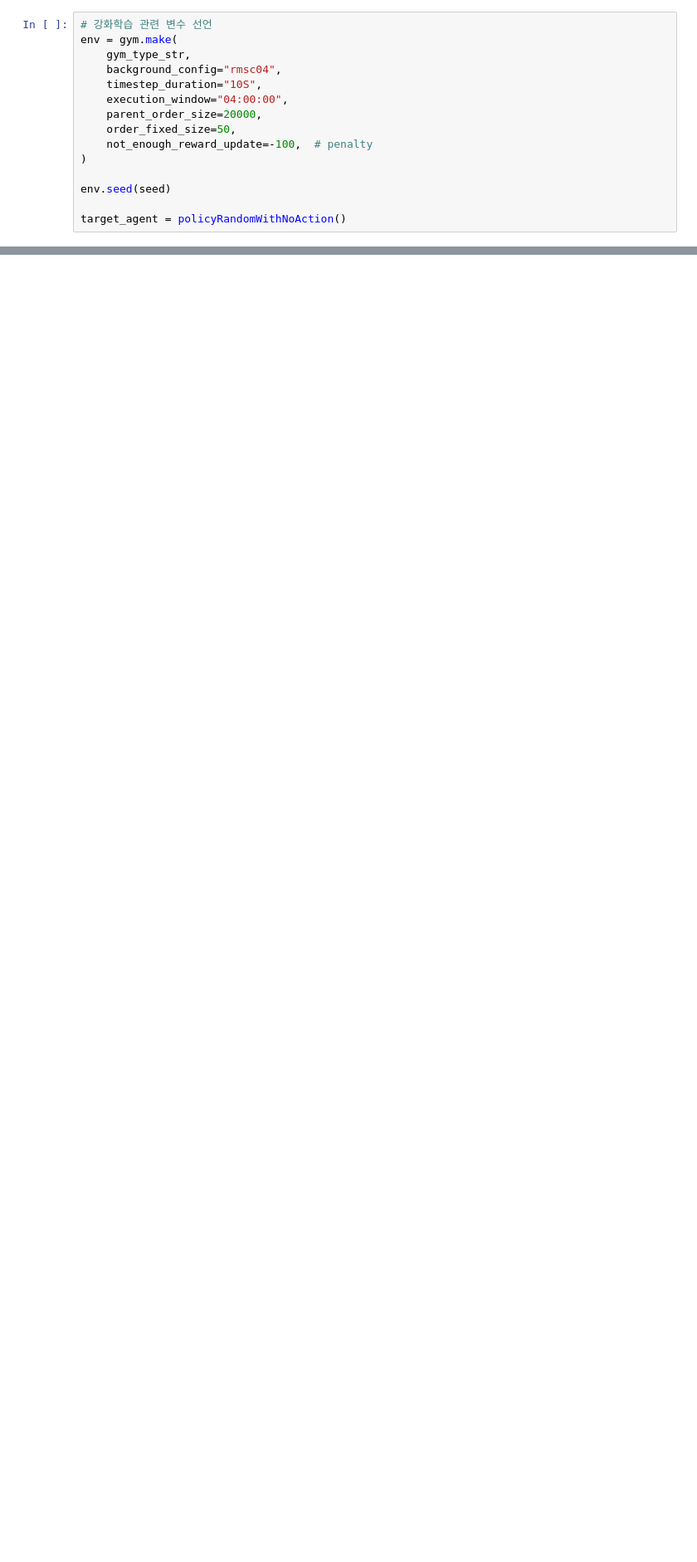
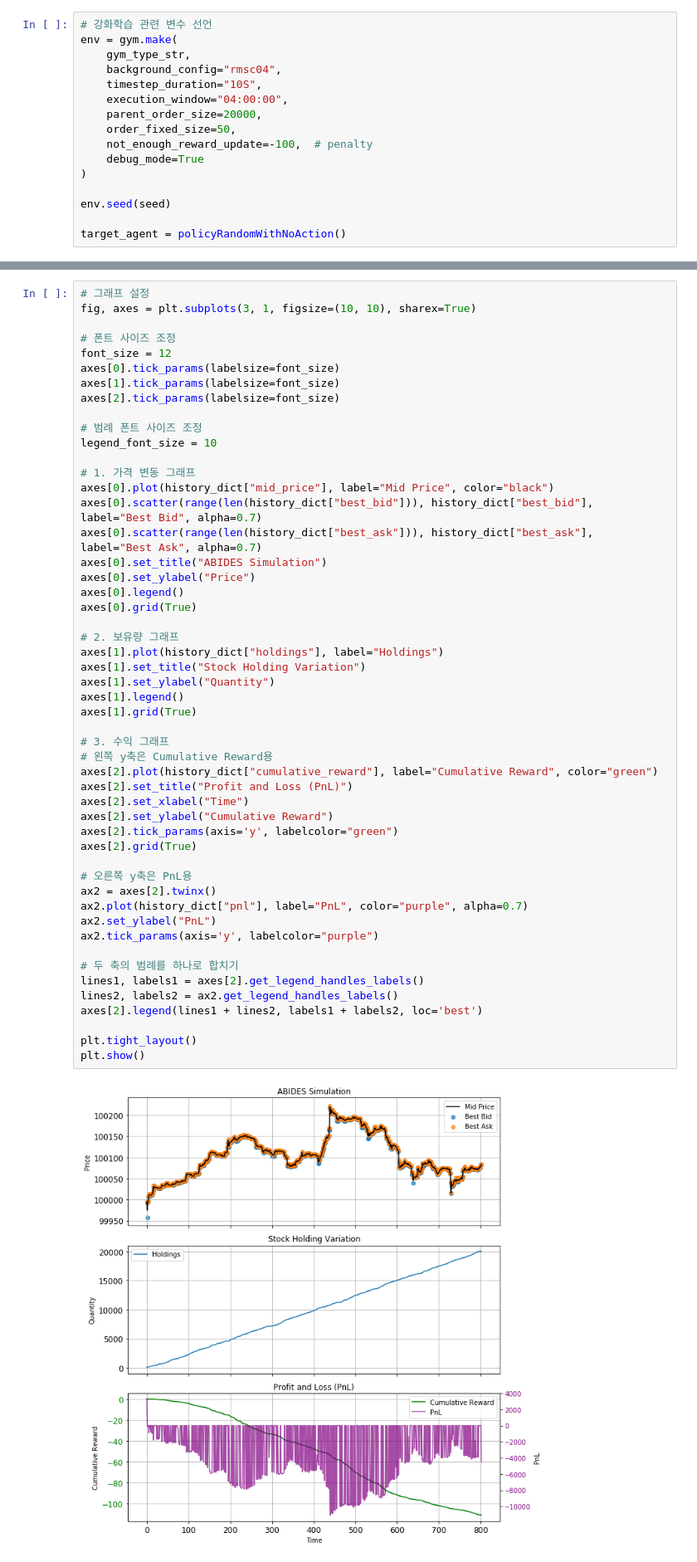
Before and after one commit to youngjinss/belief_of_belief_learning, a Jupyter notebook: notebook/[v1] abides_1_epsiode.ipynb, the cells around one changed output, grey strips where cells are left out. Shown at 83% size. Drawn from its saved outputs; the diff is of its cells as text; blank space fills up the shorter version.

```diff
--- a/notebook/[v1] abides_1_epsiode.ipynb
+++ b/notebook/[v1] abides_1_epsiode.ipynb
@@ -109,6 +103,7 @@ env = gym.make(
     parent_order_size=20000,
     order_fixed_size=50,
     not_enough_reward_update=-100,  # penalty
+    debug_mode=True
 )
 
 env.seed(seed)
@@ -138,0 +157,53 @@ KeyboardInterrupt:
+# %%
+# 그래프 설정
+fig, axes = plt.subplots(3, 1, figsize=(10, 10), sharex=True)
+
+# 폰트 사이즈 조정
+font_size = 12
+axes[0].tick_params(labelsize=font_size)
+axes[1].tick_params(labelsize=font_size)
+axes[2].tick_params(labelsize=font_size)
+
+# 범례 폰트 사이즈 조정
+legend_font_size = 10
+
+# 1. 가격 변동 그래프
+axes[0].plot(history_dict["mid_price"], label="Mid Price", color="black")
+axes[0].scatter(range(len(history_dict["best_bid"])), history_dict["best_bid"], label="Best Bid", alpha=0.7)
+axes[0].scatter(range(len(history_dict["best_ask"])), history_dict["best_ask"], label="Best Ask", alpha=0.7)
+axes[0].set_title("ABIDES Simulation")
+axes[0].set_ylabel("Price")
+axes[0].legend()
+axes[0].grid(True)
+
+# 2. 보유량 그래프
+axes[1].plot(history_dict["holdings"], label="Holdings")
+axes[1].set_title("Stock Holding Variation")
+axes[1].set_ylabel("Quantity")
+axes[1].legend()
+axes[1].grid(True)
+
+# 3. 수익 그래프
+# 왼쪽 y축은 Cumulative Reward용
+axes[2].plot(history_dict["cumulative_reward"], label="Cumulative Reward", color="green")
+axes[2].set_title("Profit and Loss (PnL)")
+axes[2].set_xlabel("Time")
+axes[2].set_ylabel("Cumulative Reward")
+axes[2].tick_params(axis='y', labelcolor="green")
+axes[2].grid(True)
+
+# 오른쪽 y축은 PnL용
+ax2 = axes[2].twinx()
+ax2.plot(history_dict["pnl"], label="PnL", color="purple", alpha=0.7)
+ax2.set_ylabel("PnL")
+ax2.tick_params(axis='y', labelcolor="purple")
+
+# 두 축의 범례를 하나로 합치기
+lines1, labels1 = axes[2].get_legend_handles_labels()
+lines2, labels2 = ax2.get_legend_handles_labels()
+axes[2].legend(lines1 + lines2, labels1 + labels2, loc='best')
+
+plt.tight_layout()
+plt.show()
+# %% [output]
+[figure, added]
```
Also changed, not shown: parts of 3 cells of this notebook, 1 other file.
